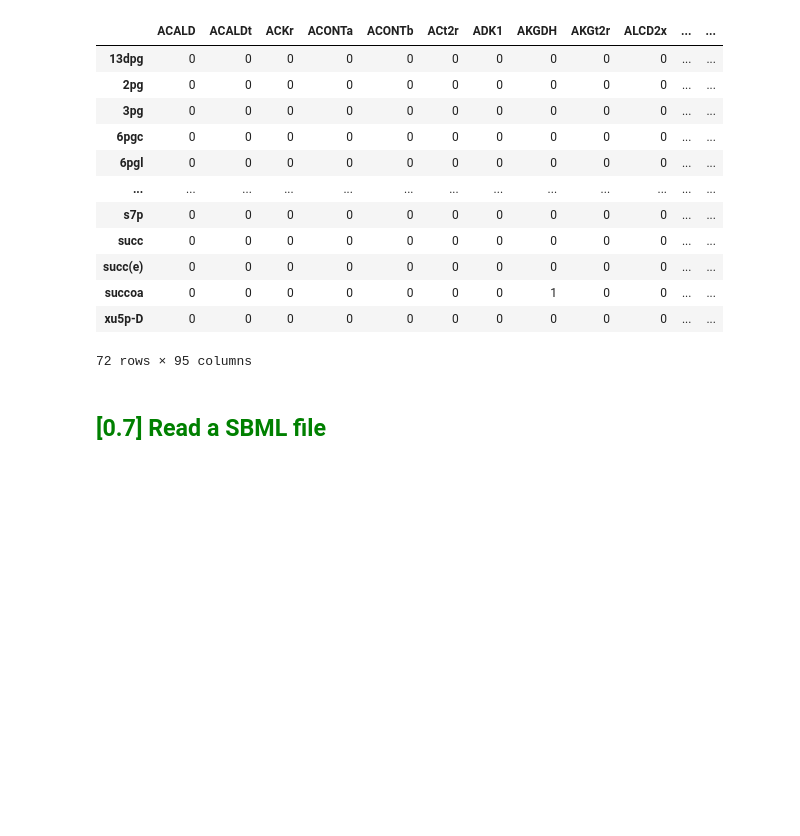
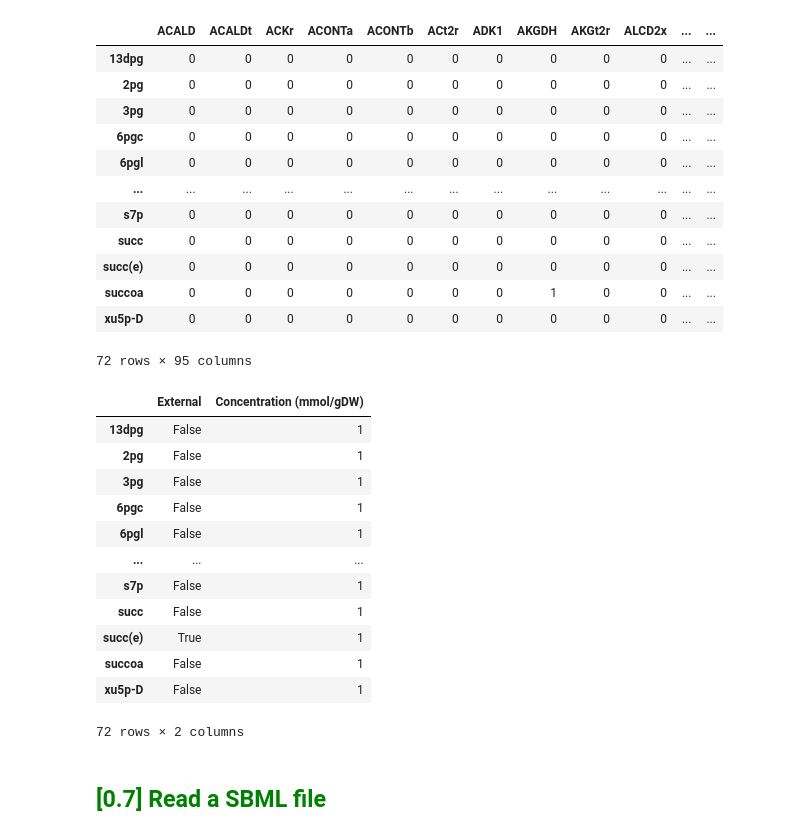
Before and after one commit to tuturax/BadAss, a Jupyter notebook: test_class.ipynb, the cells around one changed output. Cells and saved outputs as stored; diff of their text form; code cells hidden in the pictures; blank space fills up the shorter version.

```diff
--- a/test_class.ipynb
+++ b/test_class.ipynb
@@ -163,0 +162,5 @@ momo.read_CSV()
+# %%
+from main import *
+
+momo = MODEL()
+momo.read_CSV()
@@ -177,6 +185,22 @@ momo.Stoichio_matrix
 | succoa | 0 | 0 | 0 | 0 | 0 | 0 | 0 | 1 | 0 | 0 | ... | ... |
 | xu5p-D | 0 | 0 | 0 | 0 | 0 | 0 | 0 | 0 | 0 | 0 | ... | ... |
 72 rows × 95 columns
+# %%
+momo.metabolites.df
+# %% [output]
+|  | External | Concentration (mmol/gDW) |
+| 13dpg | False | 1 |
+| 2pg | False | 1 |
+| 3pg | False | 1 |
+| 6pgc | False | 1 |
+| 6pgl | False | 1 |
+| ... | ... | ... |
+| s7p | False | 1 |
+| succ | False | 1 |
+| succ(e) | True | 1 |
+| succoa | False | 1 |
+| xu5p-D | False | 1 |
+72 rows × 2 columns
 # %% [markdown]
 ## <font color='green'> [0.7] Read a SBML file </font>
 # %%
```
Also changed, not shown: parts of 2 cells of this notebook, 6 other files.
